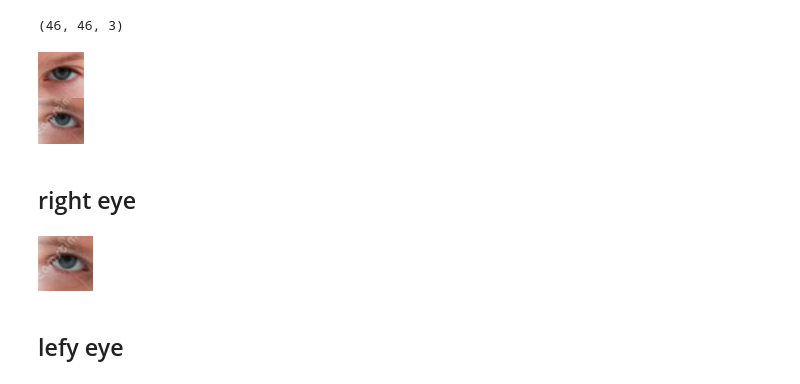
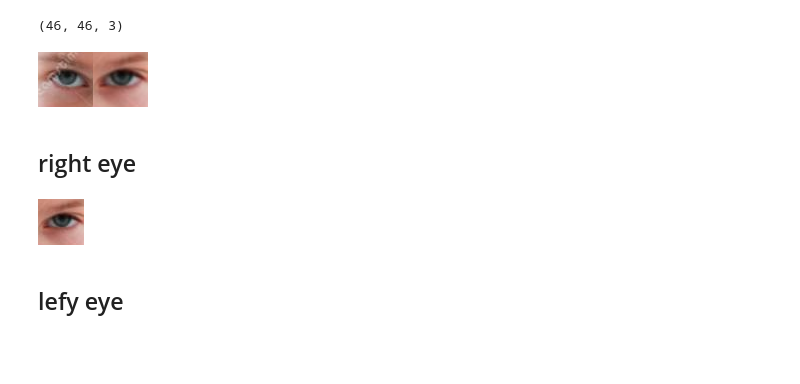
Before and after one commit to plaban1981/Deep-Learning-KERAS, a Jupyter notebook: Eye_extraction.ipynb, the cells around one changed output. Drawn from its saved outputs; the diff is of its cells as text; code cells hidden in the pictures; blank space fills up the shorter version.

```diff
--- a/Eye_extraction.ipynb
+++ b/Eye_extraction.ipynb
@@ -65,6 +29,3 @@ image = cv2.imread("/content/drive/MyDrive/Qualcom/crop_part1/6_1_0_201701092023
 cv2_imshow(image)
 # %% [output]
 [figure]
-# %%
-image = cv2.imread("/content/drive/MyDrive/Qualcom/UTKFace/39_0_1_20170117165839076.jpg.chip.jpg")
-cv2_imshow(image)
@@ -91,16 +50,16 @@ width, height, ch
 (46, 46, 3)
 # %%
 import numpy as np
-a = np.concatenate((eyes[1], cv2.resize(eyes[0], (46, 46))), axis = 0)
+a = np.concatenate((eyes[1], cv2.resize(eyes[0], (55, 55))), axis = 1)
 cv2_imshow(a)
 # %% [output]
-[figure, old version]
+[figure, new version]
 # %% [markdown]
 ## right eye
 # %%
 cv2_imshow(eyes[0])
 # %% [output]
-[figure, old version]
+[figure, new version]
 # %% [markdown]
 ## lefy eye
 # %%
```
Also changed, not shown: parts of 24 cells of this notebook.
